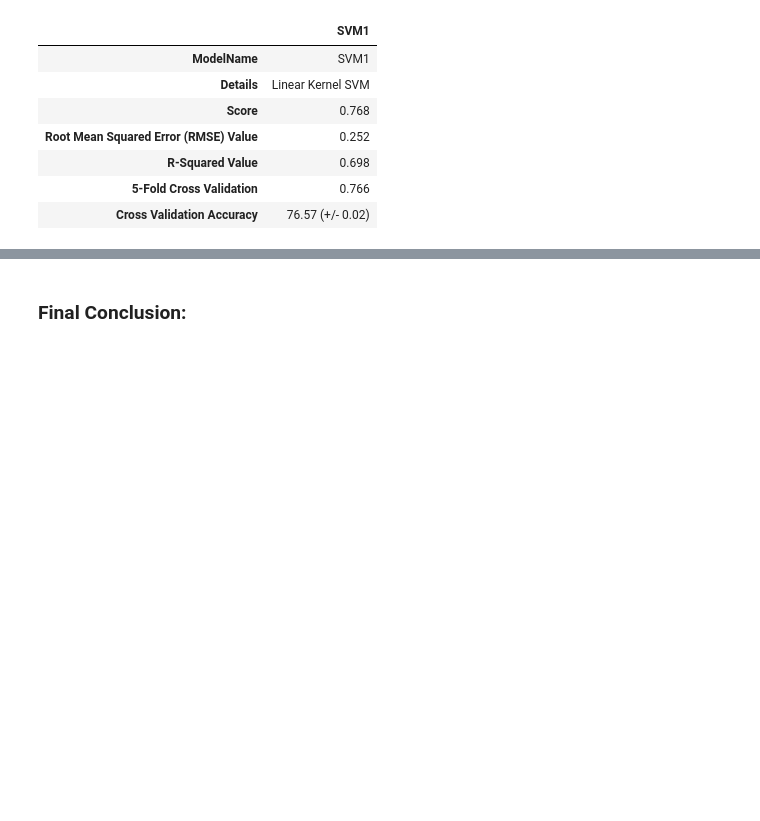
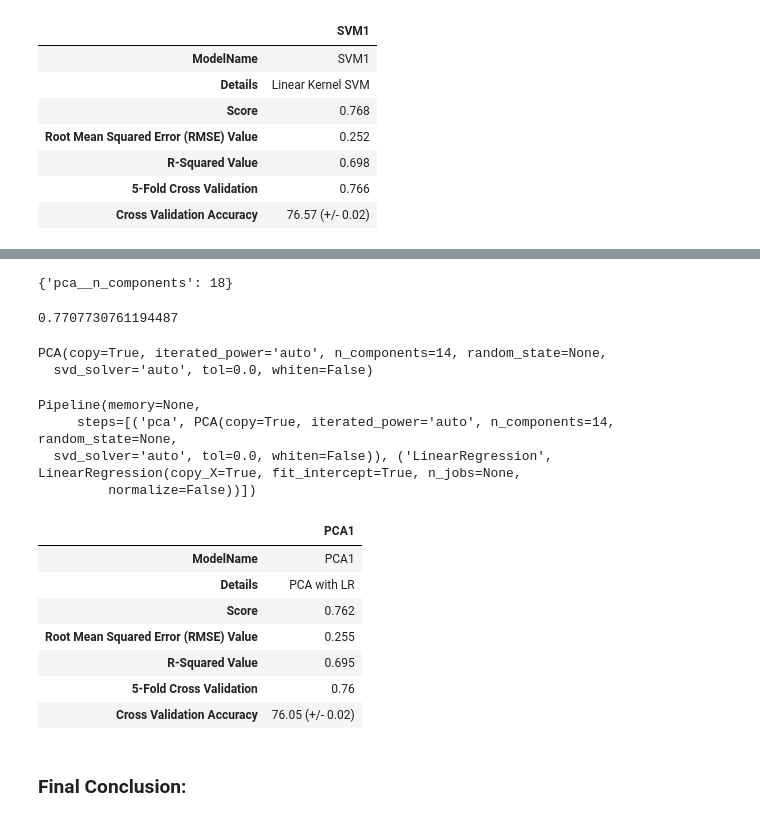
Before and after one commit to GreatLearningAIML1/bangalore-feb-batch-krishnakarthi, a Jupyter notebook: Projects/R5_Featurization Model selection and Tuning/Featurization Model selection and Tuning_R5_PredictHousePrices.ipynb, the cells around one changed output, grey strips where cells are left out. Drawn from its saved outputs; the diff is of its cells as text; code cells hidden in the pictures; blank space fills up the shorter version.

```diff
--- a/Projects/R5_Featurization Model selection and Tuning/Featurization Model selection and Tuning_R5_PredictHousePrices.ipynb
+++ b/Projects/R5_Featurization Model selection and Tuning/Featurization Model selection and Tuning_R5_PredictHousePrices.ipynb
@@ -723,0 +708,4 @@ rscv_SVM=RandomizedSearchCV(model4, param_distributions=params)
+# %%
+n_components = [4,6,8,10,12,14,16,18]
+gs_PCA = GridSearchCV(pipe,dict(pca__n_components=n_components))
+gs_PCA.fit(X_std,y)
@@ -723,0 +722,14 @@ rscv_SVM=RandomizedSearchCV(model4, param_distributions=params)
+# %%
+gs_PCA.best_params_
+# %% [output]
+{'pca__n_components': 18}
+# %%
+gs_PCA.best_score_
+# %% [output]
+0.7707730761194487
+# %%
+pca = decomposition.PCA(n_components=14)
+pca.fit(X_std)
+# %% [output]
+PCA(copy=True, iterated_power='auto', n_components=14, random_state=None,
+  svd_solver='auto', tol=0.0, whiten=False)
@@ -724,3 +738,22 @@ rscv_SVM=RandomizedSearchCV(model4, param_distributions=params)
+# %%
+pipe.fit(X_train,y_train)
+# %% [output]
+Pipeline(memory=None,
+     steps=[('pca', PCA(copy=True, iterated_power='auto', n_components=14, random_state=None,
+  svd_solver='auto', tol=0.0, whiten=False)), ('LinearRegression', LinearRegression(copy_X=True, fit_intercept=True, n_jobs=None,
+         normalize=False))])
+# %%
+model5_Result = Calculate_LinearRegressionModel_Metrics("PCA1","PCA with LR",pipe,X_test,y_test)
+model5_Result
+# %% [output]
+|  | PCA1 |
+| ModelName | PCA1 |
+| Details | PCA with LR |
+| Score | 0.762 |
+| Root Mean Squared Error (RMSE) Value | 0.255 |
+| R-Squared Value | 0.695 |
+| 5-Fold Cross Validation | 0.76 |
+| Cross Validation Accuracy | 76.05 (+/- 0.02) |
 # %% [markdown]
 ### Final Conclusion:
 # %%
```
Also changed, not shown: parts of 18 cells of this notebook.
